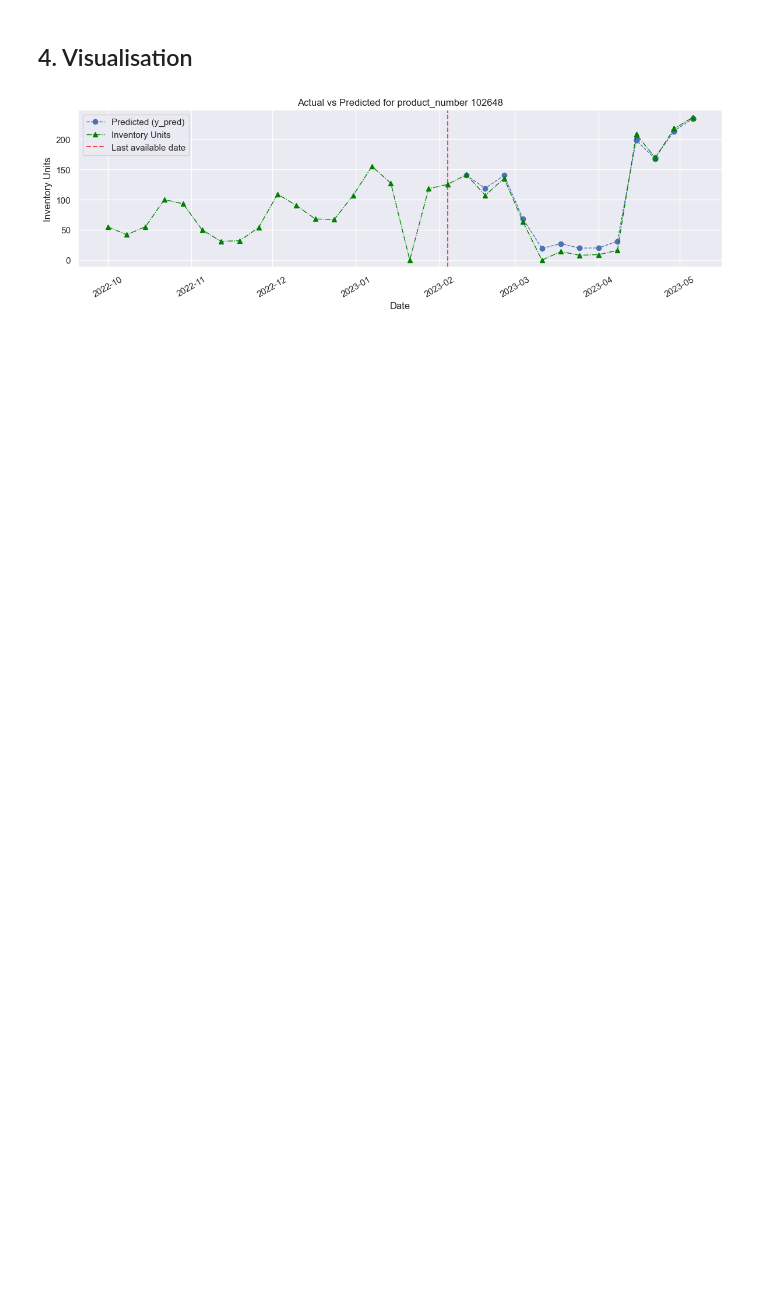
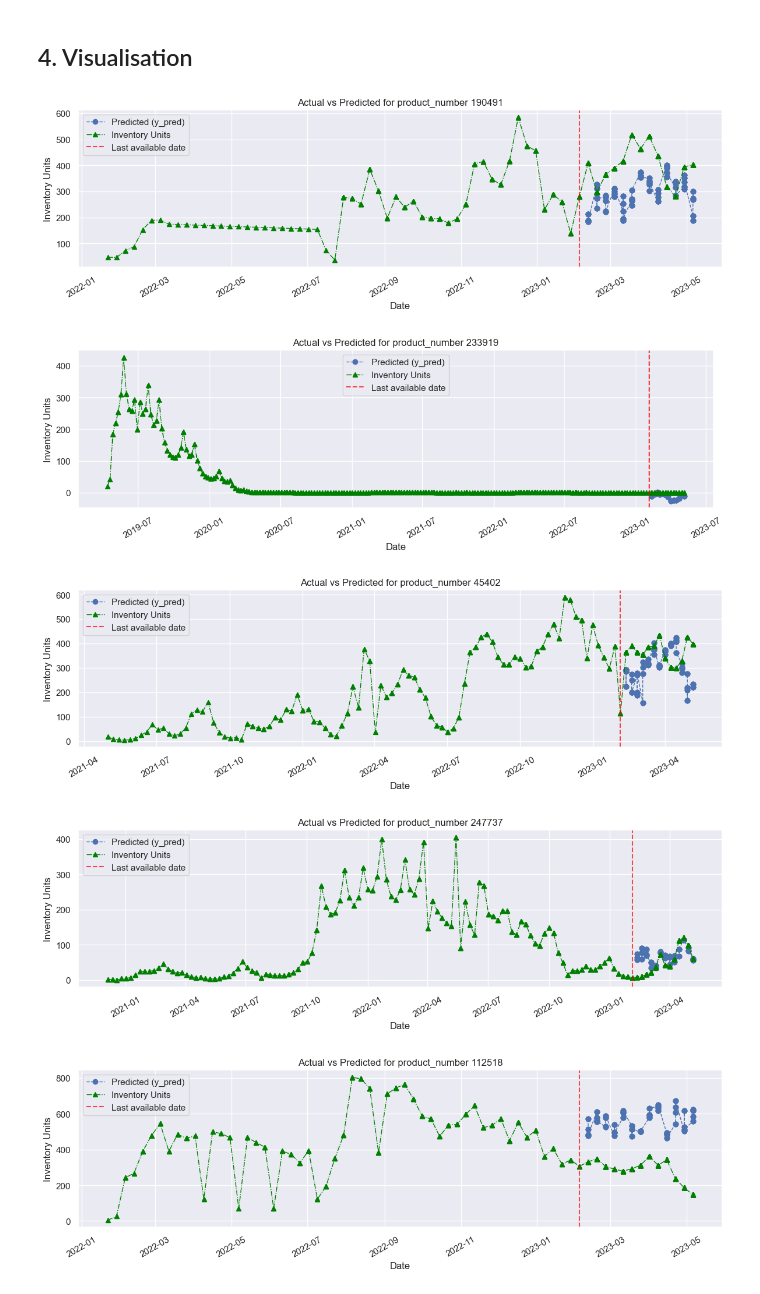
Before and after one commit to giarets/hp_use_case, a Jupyter notebook: 2_model_lightGBM.ipynb, the cells around one changed output. Drawn from its saved outputs; the diff is of its cells as text; code cells hidden in the pictures; blank space fills up the shorter version.

```diff
--- a/2_model_lightGBM.ipynb
+++ b/2_model_lightGBM.ipynb
@@ -64,3 +65,6 @@ Index(['date', 'product_number', 'inventory_units', 'sales_units',
+# %%
+cols = [x for x in df_agg.columns if 'inventory_units_' in x or 'sales_units_' in x]
+df_agg = df_agg.drop(columns=cols)
 # %%
 df_agg = utils_preprocessing.preprocess_columns(df_agg, bottom_up=False)
 df_agg = utils_preprocessing.fill_in_missing_dates(df_agg, group_col='product_number')
@@ -217,14 +236,21 @@ fc_model.save_model("./models/lightgbm.pk")
 # %%
 df_preds = utils.predict_last_13_weeks(df_agg, fc_model, col_agg='product_number')
 df_final = df_agg.merge(df_preds.reset_index(), on=['date', 'product_number'], how='left')
+df_final['product_number'] = df_final['product_number'].astype(int)
+# %%
+products_list = df_final['product_number'].value_counts().index[:5]
 # %%
-date_present = df_final['date'].max() - pd.DateOffset(weeks=13)
-utils_plots.plot_real_vs_predicted(
-    df_final.reset_index(),
-    single_ts=102648,
-    pred_columns=['y_pred'],
-    col_agg='product_number',
-    vline_dates=[constants.date_present]
-    )
+for product in products_list:
+    utils_plots.plot_real_vs_predicted(
+        df_final.reset_index(),
+        single_ts=product,
+        pred_columns=['y_pred'],
+        col_agg='product_number',
+        vline_dates=[constants.date_present]
+        )
 # %% [output]
-[figure, old version]
+[figure, new version]
+[figure, added]
+[figure, added]
+[figure, added]
+[figure, added]
```
Also changed, not shown: parts of 7 cells of this notebook, 1 other file.
